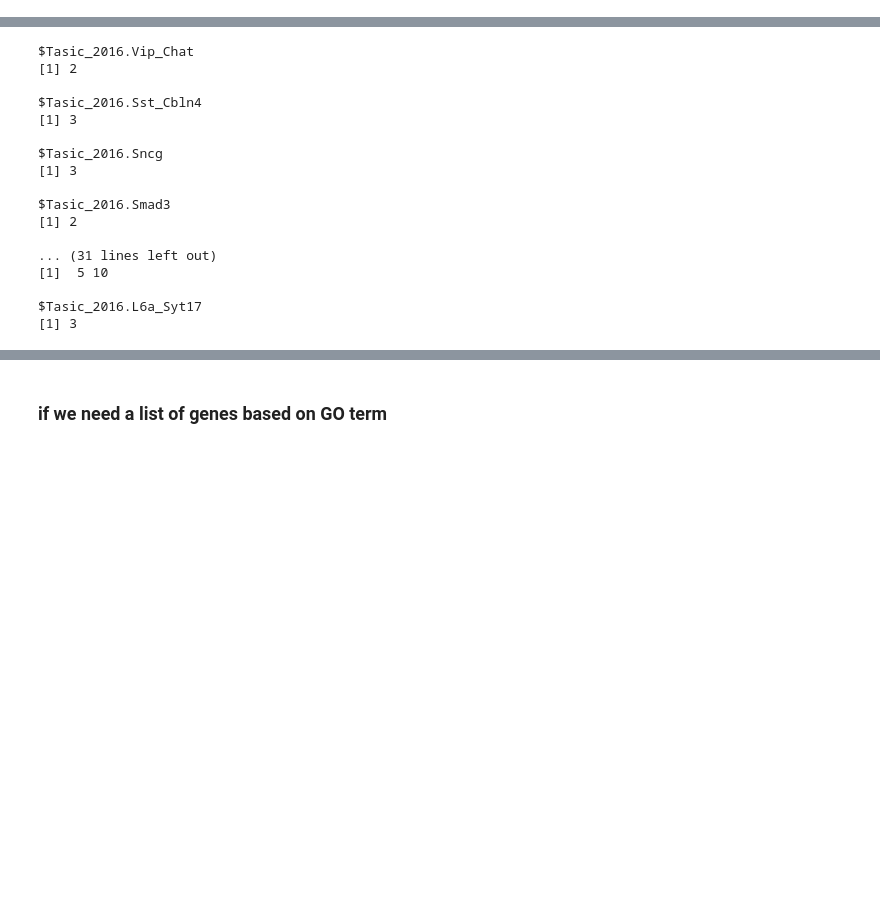
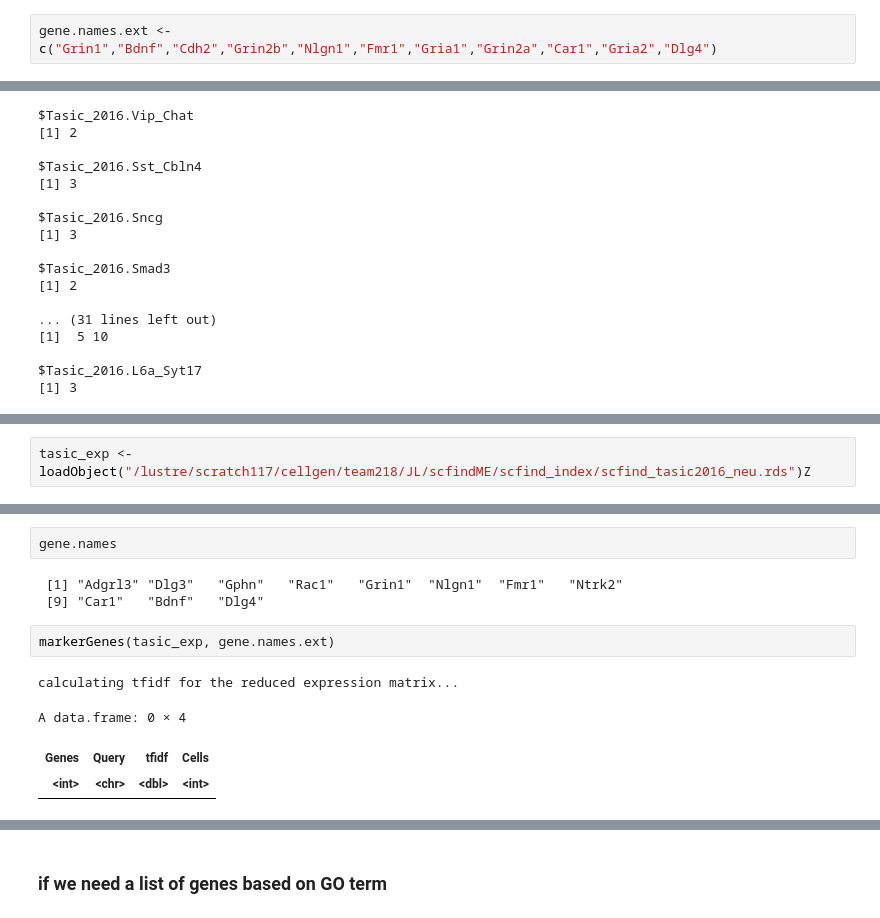
Before and after one commit to hemberg-lab/scfindME, a Jupyter notebook: scfindME_usage_summary.ipynb, the cells around one changed output, grey strips where cells are left out. Cells and saved outputs as stored; diff of their text form; blank space fills up the shorter version.

Commit message:
add expression index analysis in notebook

```diff
--- a/scfindME_usage_summary.ipynb
+++ b/scfindME_usage_summary.ipynb
@@ -770,3 +771,5 @@ raw_psi <- data.frame()
+# %%
+gene.names.ext <-  c("Grin1","Bdnf","Cdh2","Grin2b","Nlgn1","Fmr1","Gria1","Grin2a","Car1","Gria2","Dlg4")
 # %%
 cell_types_all <- cellTypeNames(tasic)
 # %%
@@ -930,0 +936,2 @@ A data.frame: 2 × 8
+# %%
+tasic_exp <- loadObject("/lustre/scratch117/cellgen/team218/JL/scfindME/scfind_index/scfind_tasic2016_neu.rds")Z
@@ -930,0 +988,12 @@ A data.frame: 2 × 8
+# %%
+gene.names
+# %% [output]
+ [1] "Adgrl3" "Dlg3"   "Gphn"   "Rac1"   "Grin1"  "Nlgn1"  "Fmr1"   "Ntrk2"
+ [9] "Car1"   "Bdnf"   "Dlg4"
+# %%
+markerGenes(tasic_exp, gene.names.ext)
+# %% [output]
+calculating tfidf for the reduced expression matrix...
+A data.frame: 0 × 4
+| Genes | Query | tfidf | Cells |
+| <int> | <chr> | <dbl> | <int> |
```
Also changed, not shown: parts of 9 cells of this notebook.
